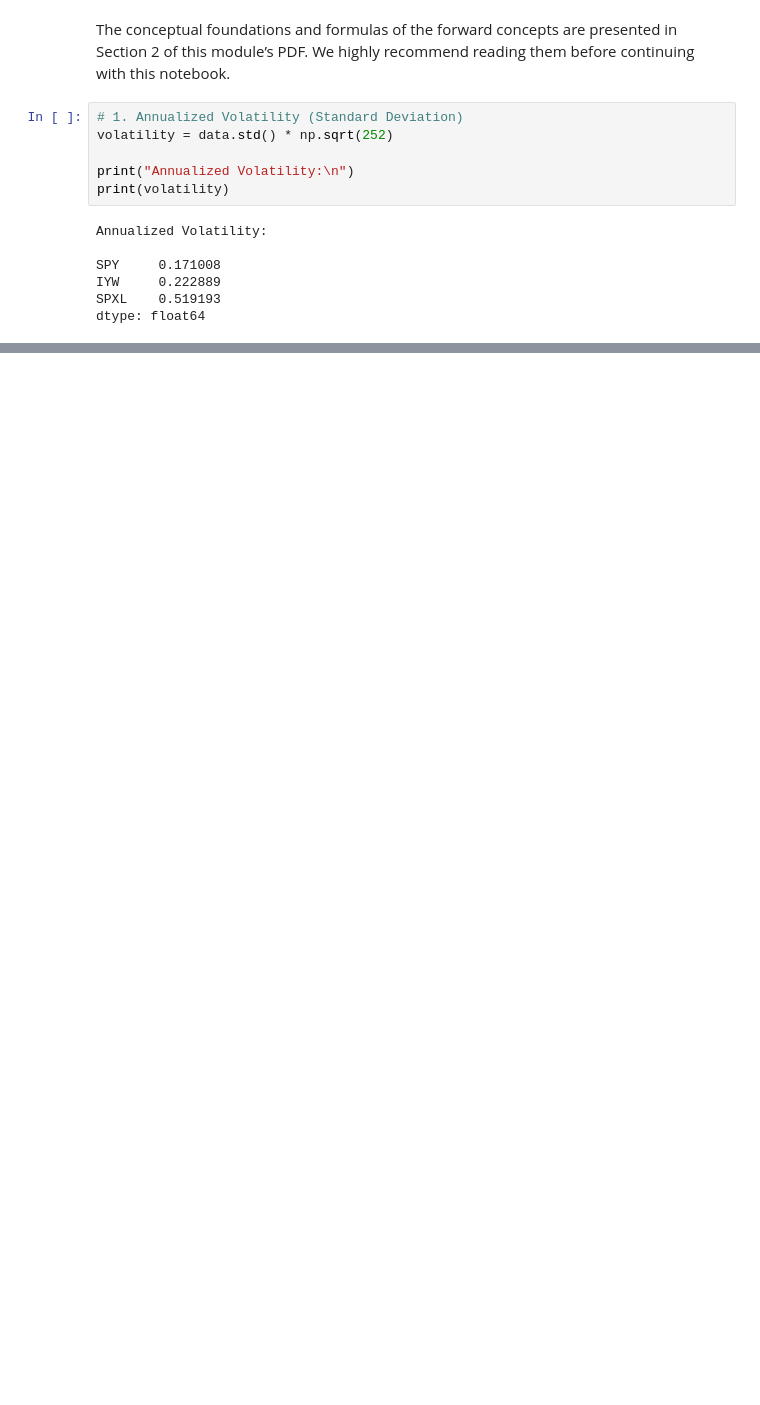
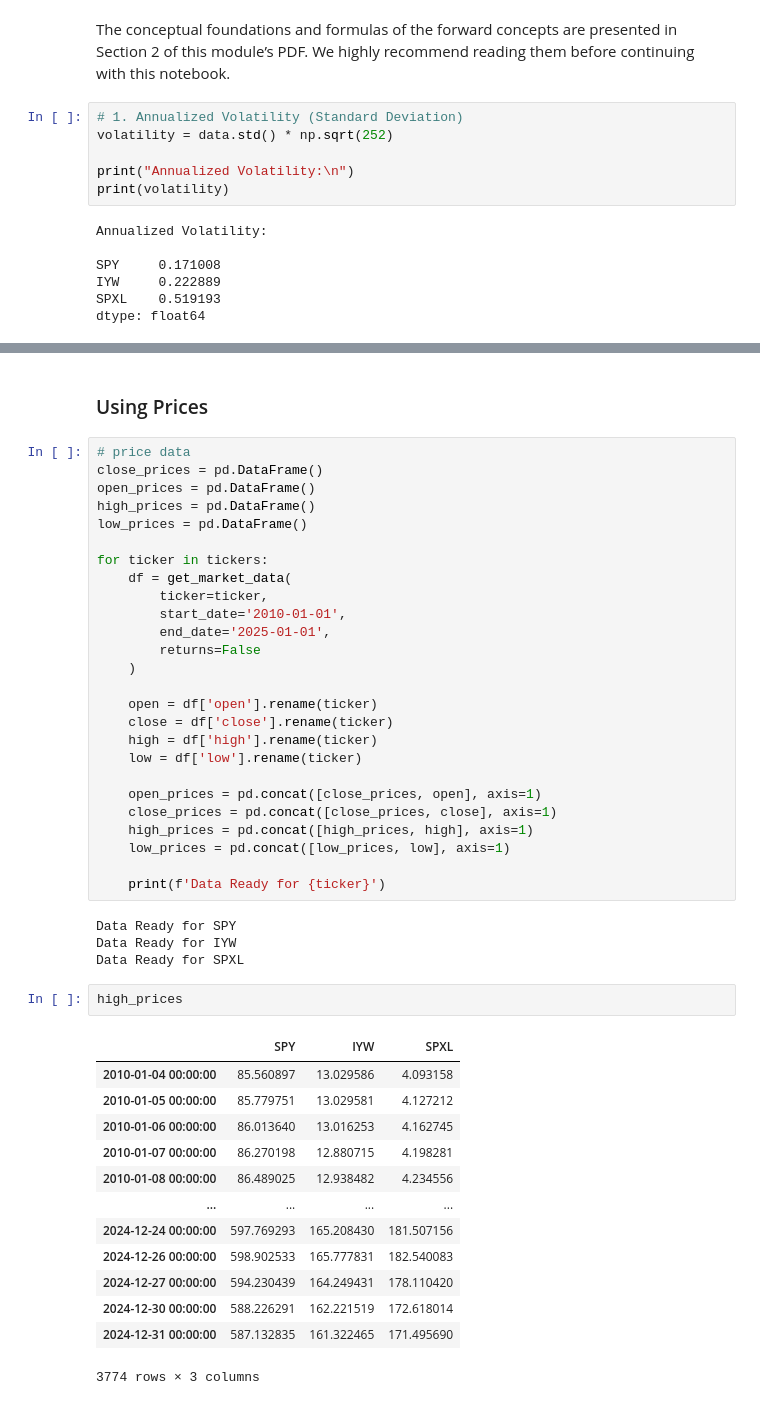
Before and after one commit to dmitrygoryunov2000/DTQ-Portfolio_Management_Course, a Jupyter notebook: Module 1 - Introduction/Notebook1.3.ipynb, the cells around one changed output, grey strips where cells are left out. Drawn from its saved outputs; the diff is of its cells as text; blank space fills up the shorter version.

```diff
--- a/Module 1 - Introduction/Notebook1.3.ipynb
+++ b/Module 1 - Introduction/Notebook1.3.ipynb
@@ -252,0 +229,48 @@ eff_rate_bench
+# %% [markdown]
+### Using Prices ###
+# %%
+# price data
+close_prices = pd.DataFrame()
+open_prices = pd.DataFrame()
+high_prices = pd.DataFrame()
+low_prices = pd.DataFrame()
+
+for ticker in tickers:
+    df = get_market_data(
+        ticker=ticker,
+        start_date='2010-01-01',
+        end_date='2025-01-01',
+        returns=False
+    )
+
+    open = df['open'].rename(ticker)
+    close = df['close'].rename(ticker)
+    high = df['high'].rename(ticker)
+    low = df['low'].rename(ticker)
+
+    open_prices = pd.concat([close_prices, open], axis=1)
+    close_prices = pd.concat([close_prices, close], axis=1)
+    high_prices = pd.concat([high_prices, high], axis=1)
+    low_prices = pd.concat([low_prices, low], axis=1)
+
+    print(f'Data Ready for {ticker}')
+# %% [output]
+Data Ready for SPY
+Data Ready for IYW
+Data Ready for SPXL
+# %%
+high_prices
+# %% [output]
+|  | SPY | IYW | SPXL |
+| 2010-01-04 00:00:00 | 85.560897 | 13.029586 | 4.093158 |
+| 2010-01-05 00:00:00 | 85.779751 | 13.029581 | 4.127212 |
+| 2010-01-06 00:00:00 | 86.013640 | 13.016253 | 4.162745 |
+| 2010-01-07 00:00:00 | 86.270198 | 12.880715 | 4.198281 |
+| 2010-01-08 00:00:00 | 86.489025 | 12.938482 | 4.234556 |
+| ... | ... | ... | ... |
+| 2024-12-24 00:00:00 | 597.769293 | 165.208430 | 181.507156 |
+| 2024-12-26 00:00:00 | 598.902533 | 165.777831 | 182.540083 |
+| 2024-12-27 00:00:00 | 594.230439 | 164.249431 | 178.110420 |
+| 2024-12-30 00:00:00 | 588.226291 | 162.221519 | 172.618014 |
+| 2024-12-31 00:00:00 | 587.132835 | 161.322465 | 171.495690 |
+3774 rows × 3 columns
```
Also changed, not shown: parts of 18 cells of this notebook, 12 other files.
